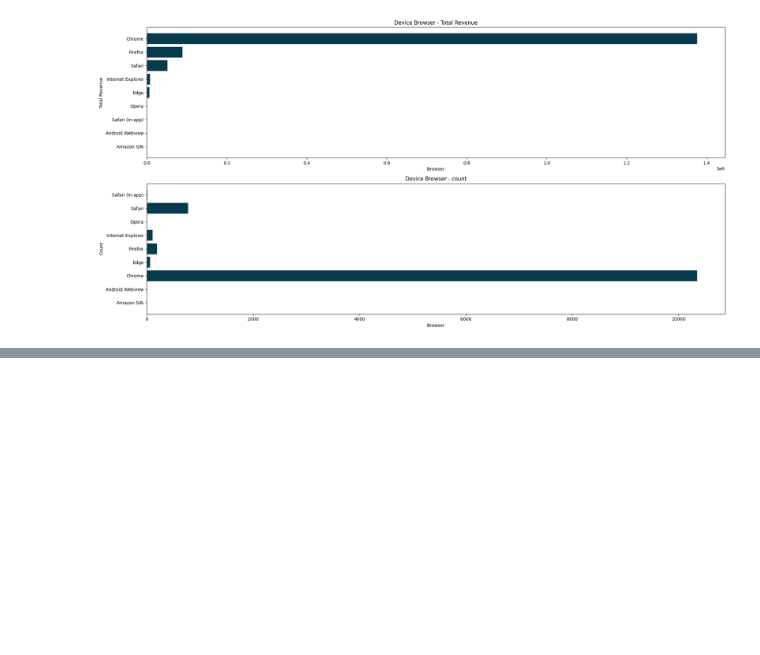
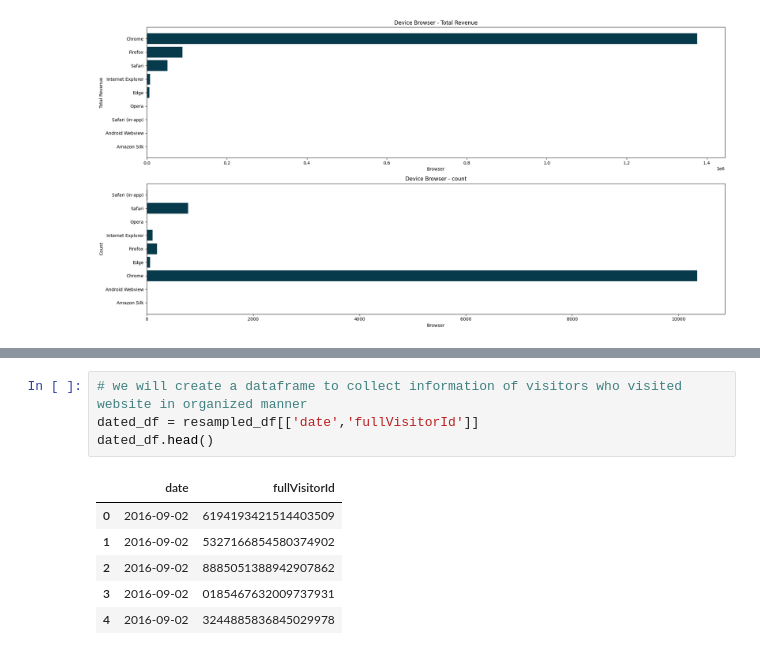
Before and after one commit to abhishekchauhanbyte/Data-Analysis-Cdp, a Jupyter notebook: Ecommerce_DA_project_latest.ipynb, the cells around one changed output, grey strips where cells are left out. Drawn from its saved outputs; the diff is of its cells as text; blank space fills up the shorter version.

```diff
--- a/Ecommerce_DA_project_latest.ipynb
+++ b/Ecommerce_DA_project_latest.ipynb
@@ -504,0 +573,11 @@ plt.show()
+# %%
+# we will create a dataframe to collect information of visitors who visited website in organized manner
+dated_df = resampled_df[['date','fullVisitorId']]
+dated_df.head()
+# %% [output]
+|  | date | fullVisitorId |
+| 0 | 2016-09-02 | 6194193421514403509 |
+| 1 | 2016-09-02 | 5327166854580374902 |
+| 2 | 2016-09-02 | 8885051388942907862 |
+| 3 | 2016-09-02 | 0185467632009737931 |
+| 4 | 2016-09-02 | 3244885836845029978 |
```
Also changed, not shown: parts of 28 cells of this notebook.
